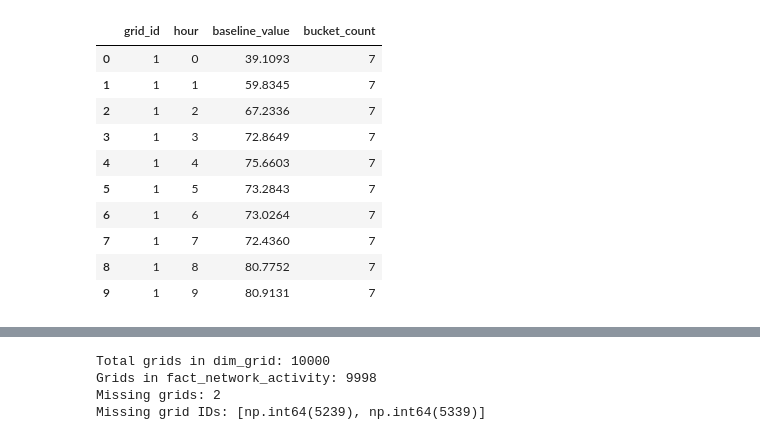
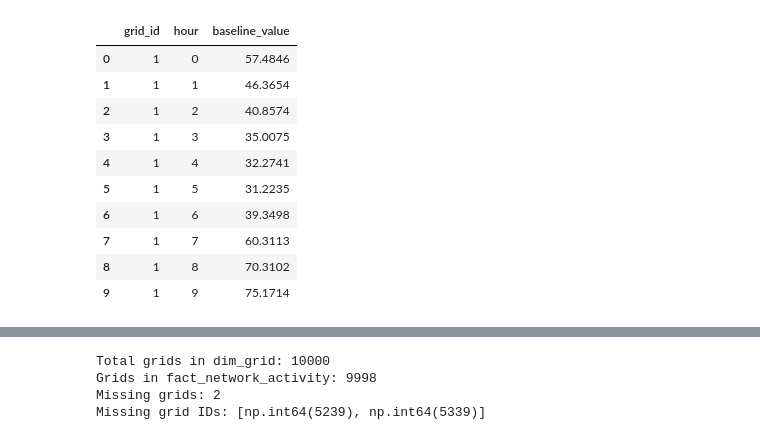
Before and after one commit to nlnkrthk/NOPIS_phase1, a Jupyter notebook: Phase_6/ml_4.ipynb, the cells around one changed output, grey strips where cells are left out. Cells and saved outputs as stored; diff of their text form; code cells hidden in the pictures.

```diff
--- a/Phase_6/ml_4.ipynb
+++ b/Phase_6/ml_4.ipynb
@@ -1,72 +1,49 @@
 # %%
-# 210. Compute the historical mean or median per grid and hour-of-day bucket.
+# 210. Compute the historical mean or median per grid and hour-of-day bucket. This is the baseline NP3 could not build from a single day, and it is now possible because the pipeline has accumulated history.
 
 import pandas as pd
-import numpy as np
-from sqlalchemy import create_engine
+import mysql.connector
 
-# MySQL connection
-engine = create_engine(
-    "mysql+pymysql://root:root@localhost:3306/nopis"
+conn = mysql.connector.connect(
+    host="localhost",
+    user="root",
+    password="root",
+    database="nopis"
 )
 
-# Load network activity data
 query = """
 SELECT
-    grid_id,
-    time_key,
-    total_activity
-FROM fact_network_activity
+    f.grid_id,
+    f.time_key,
+    f.total_activity
+FROM fact_network_activity f
+ORDER BY f.grid_id, f.time_key
 """
 
-df = pd.read_sql(query, engine)
+activity_df = pd.read_sql_query(query, conn)
 
-# Get timestamp information
-time_query = """
-SELECT
-    time_key,
-    timestamp
-FROM dim_time
-"""
+conn.close()
 
-time_df = pd.read_sql(time_query, engine)
-
-# Combine activity with timestamp
-df = df.merge(time_df, on="time_key", how="left")
-
-# Create hour-of-day bucket
-df["hour"] = pd.to_datetime(df["timestamp"]).dt.hour
-
-# Calculate historical median activity
-# for each grid and hour-of-day
-baseline_df = (
-    df.groupby(["grid_id", "hour"])["total_activity"]
-      .median()
-      .reset_index()
-      .rename(columns={"total_activity": "baseline_value"})
+# Convert timestamp
+activity_df["time_key"] = pd.to_datetime(
+    activity_df["time_key"],
+    format="%Y%m%d%H"
 )
 
-# Count how many observations contributed to each baseline
-bucket_counts = (
-    df.groupby(["grid_id", "hour"])
-      .size()
-      .reset_index(name="bucket_count")
-)
+# Extract hour-of-day
+activity_df["hour"] = activity_df["time_key"].dt.hour
 
-# Add counts to baseline
-baseline_df = baseline_df.merge(
-    bucket_counts,
-    on=["grid_id", "hour"],
-    how="left"
+# Calculate historical median baseline per grid and hour
+baseline_df = (
+    activity_df
+    .groupby(["grid_id", "hour"])["total_activity"]
+    .median()
+    .reset_index(name="baseline_value")
 )
 
 print("Baseline rows:", len(baseline_df))
 print("Unique grids:", baseline_df["grid_id"].nunique())
 print("Unique hour buckets:", baseline_df["hour"].nunique())
 
-print("\nSample baseline:")
 display(baseline_df.head(10))
-
-print("\nBucket count summary:")
-print(baseline_df["bucket_count"].describe())
 # %% [output]
@@ -78,11 +53,11 @@ Sample baseline:
-|  | grid_id | hour | baseline_value | bucket_count |
-| 0 | 1 | 0 | 39.1093 | 7 |
-| 1 | 1 | 1 | 59.8345 | 7 |
-| 2 | 1 | 2 | 67.2336 | 7 |
-| 3 | 1 | 3 | 72.8649 | 7 |
-| 4 | 1 | 4 | 75.6603 | 7 |
-| 5 | 1 | 5 | 73.2843 | 7 |
-| 6 | 1 | 6 | 73.0264 | 7 |
-| 7 | 1 | 7 | 72.4360 | 7 |
-| 8 | 1 | 8 | 80.7752 | 7 |
-| 9 | 1 | 9 | 80.9131 | 7 |
+|  | grid_id | hour | baseline_value |
+| 0 | 1 | 0 | 57.4846 |
+| 1 | 1 | 1 | 46.3654 |
+| 2 | 1 | 2 | 40.8574 |
+| 3 | 1 | 3 | 35.0075 |
+| 4 | 1 | 4 | 32.2741 |
+| 5 | 1 | 5 | 31.2235 |
+| 6 | 1 | 6 | 39.3498 |
+| 7 | 1 | 7 | 60.3113 |
+| 8 | 1 | 8 | 70.3102 |
+| 9 | 1 | 9 | 75.1714 |
```
Also changed, not shown: parts of 18 cells of this notebook, 17 other files.
